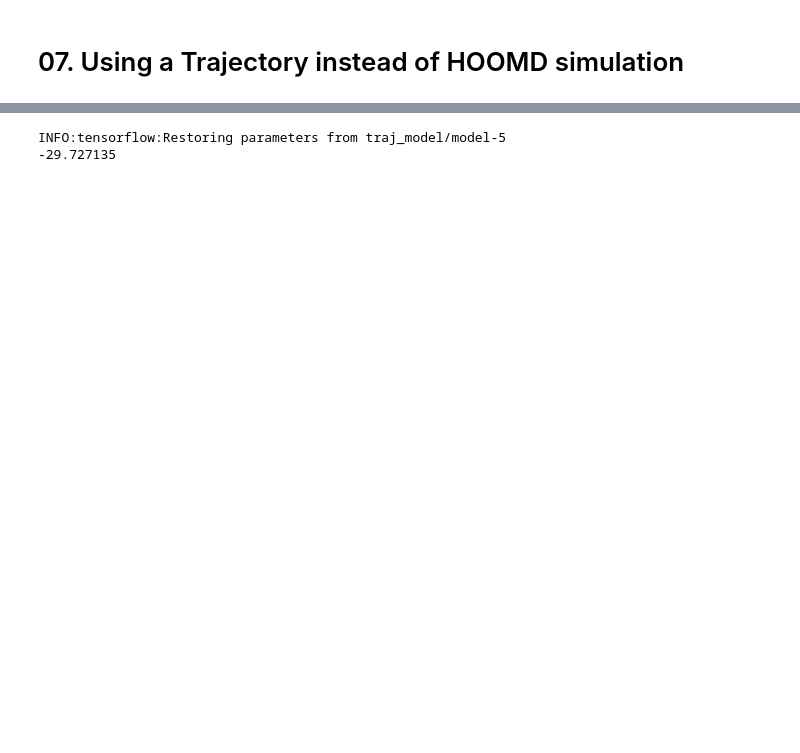
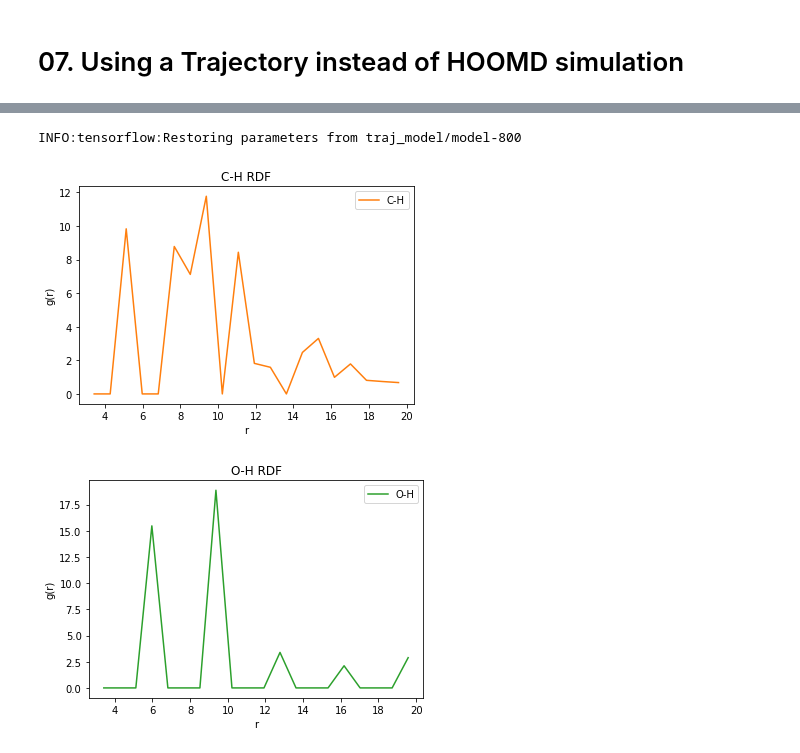
Before and after one commit to ur-whitelab/hoomd-tf, a Jupyter notebook: examples/07. Running From Trajectory.ipynb, the cells around one changed output, grey strips where cells are left out. Saved outputs shown, nothing was run; the diff lists cells and outputs as text; code cells hidden in the pictures; blank space fills up the shorter version.

Commit message:
Fixed RDF calculation and added example to traj tutorial
Co-authored-by: Andrew White <white.d.andrew@gmail.com>

```diff
--- a/examples/07. Running From Trajectory.ipynb
+++ b/examples/07. Running From Trajectory.ipynb
@@ -62,7 +53,34 @@ Use standard file APIs to delete files with this prefix.
-# %%
-# get evaluated outnodes
-variables = hoomd.htf.load_variables('traj_model', ['average-energy'])
-print(variables['average-energy'])
-# %% [output]
-INFO:tensorflow:Restoring parameters from traj_model/model-5
--29.727135
+# %%
+# get evaluated outnodes
+variables = hoomd.htf.load_variables('traj_model', ['avg-CH', 'rdf-CH-r', 'avg-OH', 'rdf-OH-r'])
+
+# Plot C-H rdf
+r_CH = variables['rdf-CH-r']
+# make it go to 1, since htf does not normalize the RDF
+rdf_CH = variables['avg-CH']
+rdf_CH /= np.mean(rdf_CH[-5:])
+
+plt.figure()
+plt.plot(r_CH, rdf_CH, label='C-H', color='C1')
+plt.title(r'C-H RDF')
+plt.xlabel(r'r')
+plt.ylabel(r'g(r)')
+plt.legend()
+plt.show()
+
+# Plot O-H rdf
+r_OH = variables['rdf-OH-r']
+rdf_OH = variables['avg-OH']
+rdf_OH /= np.mean(rdf_OH[-5:])
+
+plt.figure()
+plt.plot(r_OH, rdf_OH, label='O-H', color='C2')
+plt.title(r'O-H RDF')
+plt.xlabel(r'r')
+plt.ylabel(r'g(r)')
+plt.legend()
+plt.show()
+# %% [output]
+INFO:tensorflow:Restoring parameters from traj_model/model-800
+[figure, added]
+[figure, added]
```
Also changed, not shown: parts of 4 cells of this notebook, 8 other files.
